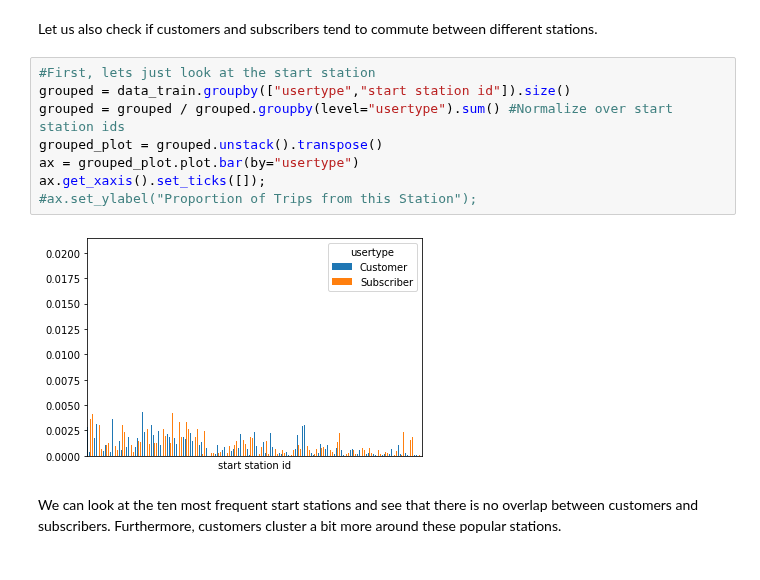
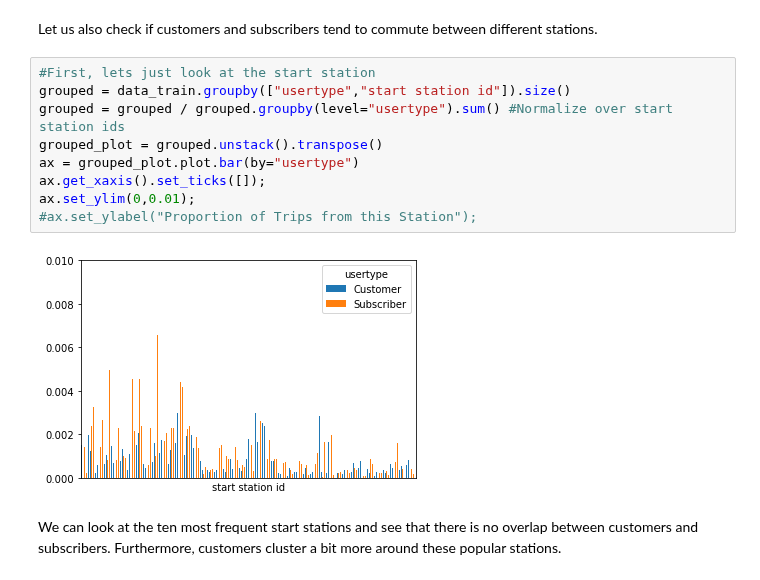
Before and after one commit to TWagner2/AXAChallenge, a Jupyter notebook: Analysis.ipynb, the cells around one changed output. Drawn from its saved outputs; the diff is of its cells as text.

```diff
--- a/Analysis.ipynb
+++ b/Analysis.ipynb
@@ -128,13 +128,14 @@ Let us also check if customers and subscribers tend to commute between different
 # %%
 #First, lets just look at the start station
 grouped = data_train.groupby(["usertype","start station id"]).size()
 grouped = grouped / grouped.groupby(level="usertype").sum() #Normalize over start station ids
 grouped_plot = grouped.unstack().transpose()
 ax = grouped_plot.plot.bar(by="usertype")
 ax.get_xaxis().set_ticks([]);
+ax.set_ylim(0,0.01);
 #ax.set_ylabel("Proportion of Trips from this Station");
 # %% [output]
-[figure, old version]
+[figure, new version]
 # %% [markdown]
 We can look at the ten most frequent start stations and see that there is no overlap between customers and subscribers.
 Furthermore, customers cluster a bit more around these popular stations.
```
Also changed, not shown: parts of 4 cells of this notebook, 2 other files.
